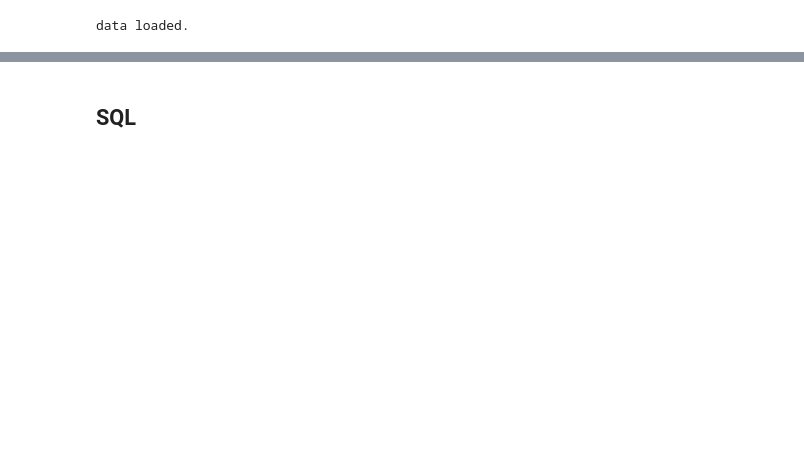
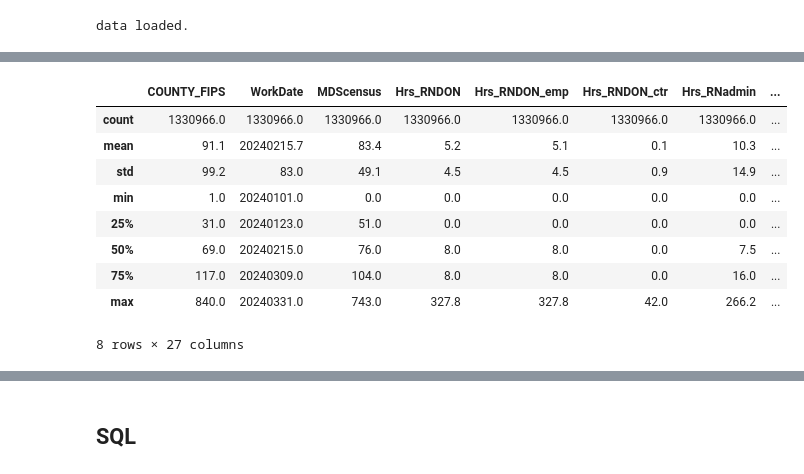
Before and after one commit to bainmatt/clipboard-report, a Jupyter notebook: notebooks/report.ipynb, the cells around one changed output, grey strips where cells are left out. Cells and saved outputs as stored; diff of their text form; code cells hidden in the pictures; blank space fills up the shorter version.

```diff
--- a/notebooks/report.ipynb
+++ b/notebooks/report.ipynb
@@ -284,0 +356,16 @@ data.describe()
+# %%
+#| include: true
+
+data.describe().round(1)
+# display(Markdown(data.describe().to_markdown()))
+# %% [output]
+|  | COUNTY_FIPS | WorkDate | MDScensus | Hrs_RNDON | Hrs_RNDON_emp | Hrs_RNDON_ctr | Hrs_RNadmin | ... |
+| count | 1330966.0 | 1330966.0 | 1330966.0 | 1330966.0 | 1330966.0 | 1330966.0 | 1330966.0 | ... |
+| mean | 91.1 | 20240215.7 | 83.4 | 5.2 | 5.1 | 0.1 | 10.3 | ... |
+| std | 99.2 | 83.0 | 49.1 | 4.5 | 4.5 | 0.9 | 14.9 | ... |
+| min | 1.0 | 20240101.0 | 0.0 | 0.0 | 0.0 | 0.0 | 0.0 | ... |
+| 25% | 31.0 | 20240123.0 | 51.0 | 0.0 | 0.0 | 0.0 | 0.0 | ... |
+| 50% | 69.0 | 20240215.0 | 76.0 | 8.0 | 8.0 | 0.0 | 7.5 | ... |
+| 75% | 117.0 | 20240309.0 | 104.0 | 8.0 | 8.0 | 0.0 | 16.0 | ... |
+| max | 840.0 | 20240331.0 | 743.0 | 327.8 | 327.8 | 42.0 | 266.2 | ... |
+8 rows × 27 columns
```
Also changed, not shown: parts of 49 cells of this notebook, 8 other files.
